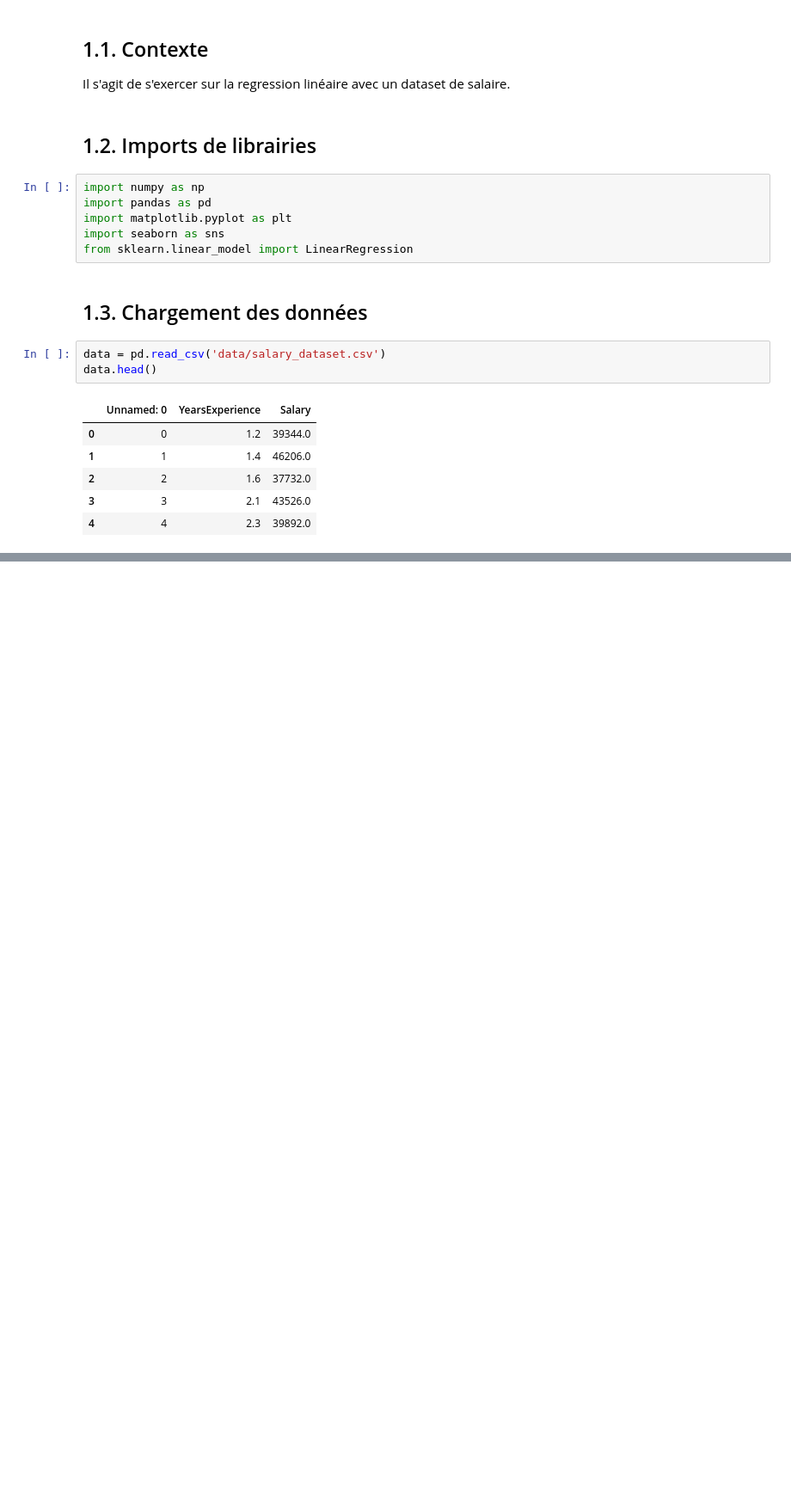
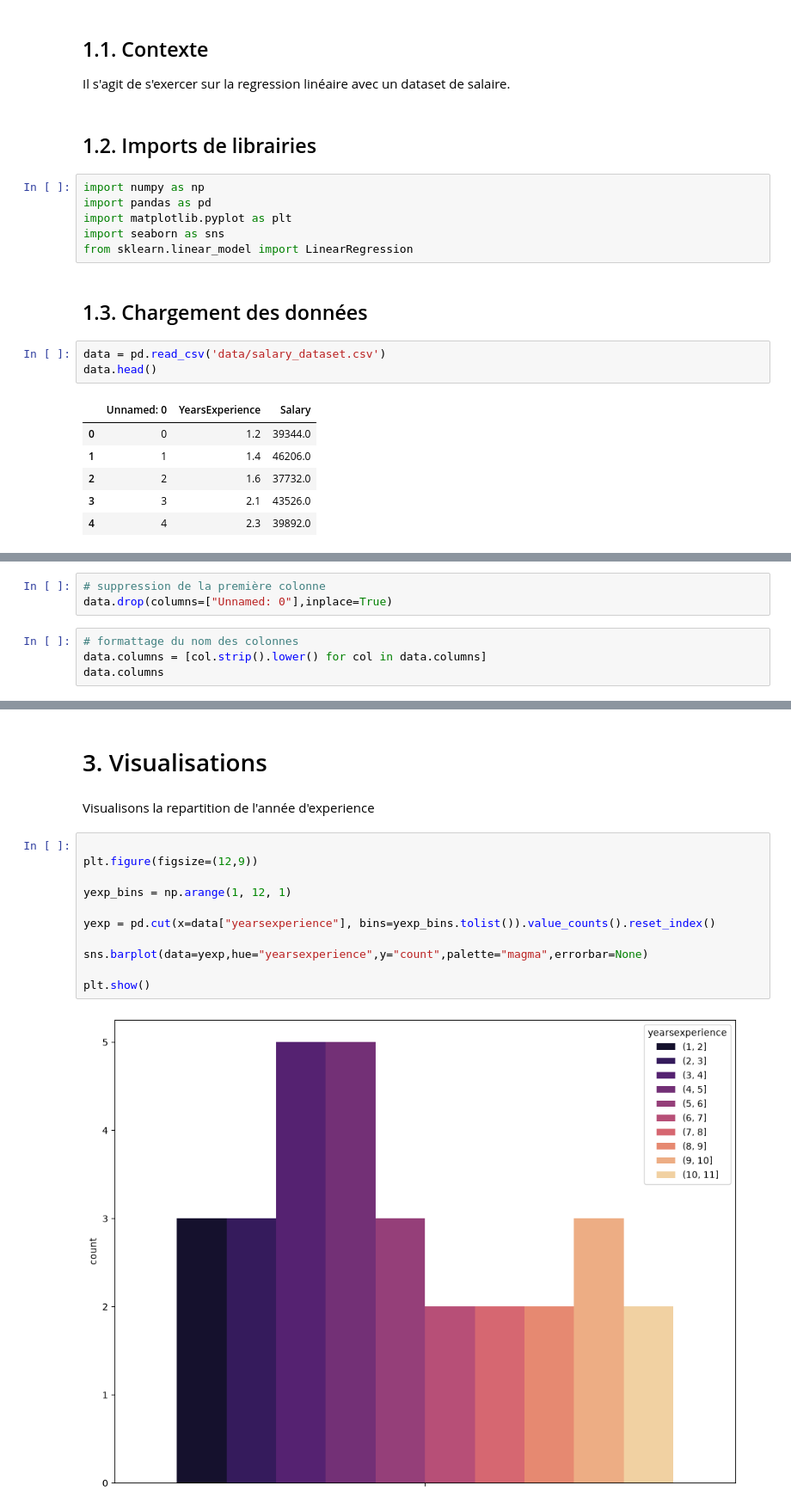
Before and after one commit to Harlequelrah/salary_linear_regression, a Jupyter notebook: main.ipynb, the cells around one changed output, grey strips where cells are left out. Shown at 86% size. Saved outputs shown, nothing was run; the diff lists cells and outputs as text; blank space fills up the shorter version.

Commit message:
nettoyage et visualisation

```diff
--- a/main.ipynb
+++ b/main.ipynb
@@ -25,0 +33,7 @@ data.head()
+# %%
+# suppression de la première colonne
+data.drop(columns=["Unnamed: 0"],inplace=True)
+# %%
+# formattage du nom des colonnes
+data.columns = [col.strip().lower() for col in data.columns]
+data.columns
@@ -25,0 +94,17 @@ data.head()
+# %% [markdown]
+# 3. Visualisations
+# %% [markdown]
+Visualisons la repartition de l'année d'experience
+# %%
+
+plt.figure(figsize=(12,9))
+
+yexp_bins = np.arange(1, 12, 1)
+
+yexp = pd.cut(x=data["yearsexperience"], bins=yexp_bins.tolist()).value_counts().reset_index()
+
+sns.barplot(data=yexp,hue="yearsexperience",y="count",palette="magma",errorbar=None)
+
+plt.show()
+# %% [output]
+[figure, added]
```
Also changed, not shown: parts of 18 cells of this notebook.
